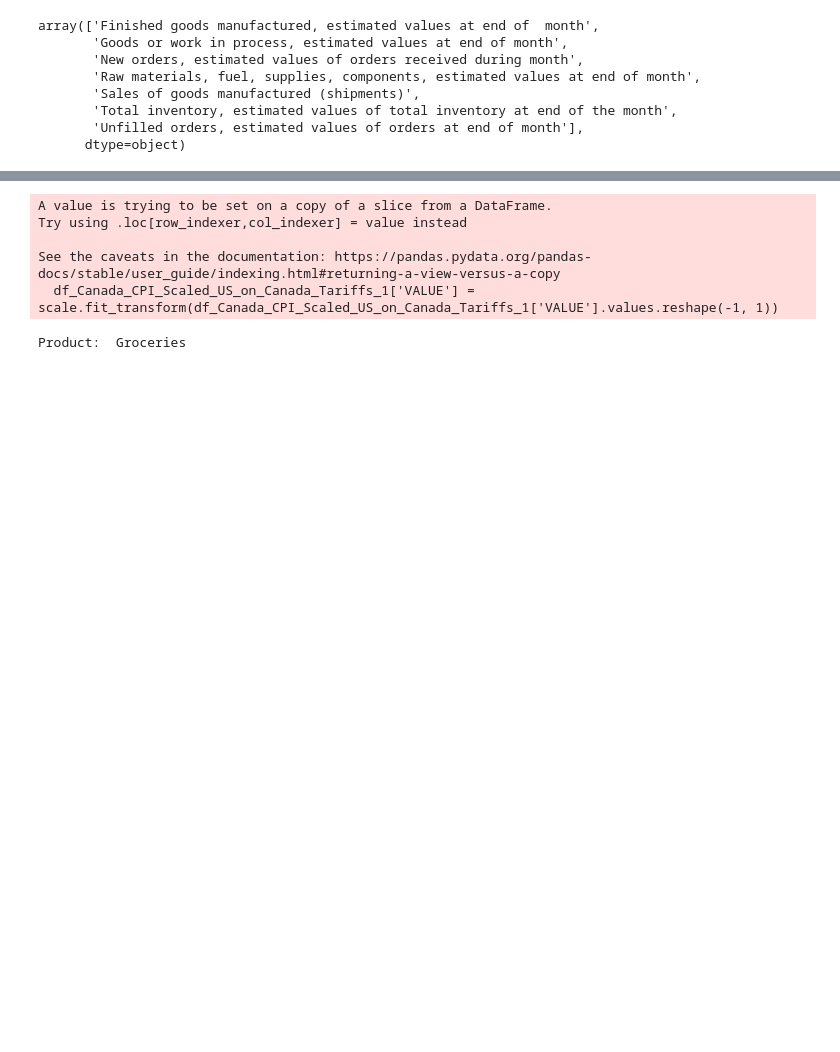
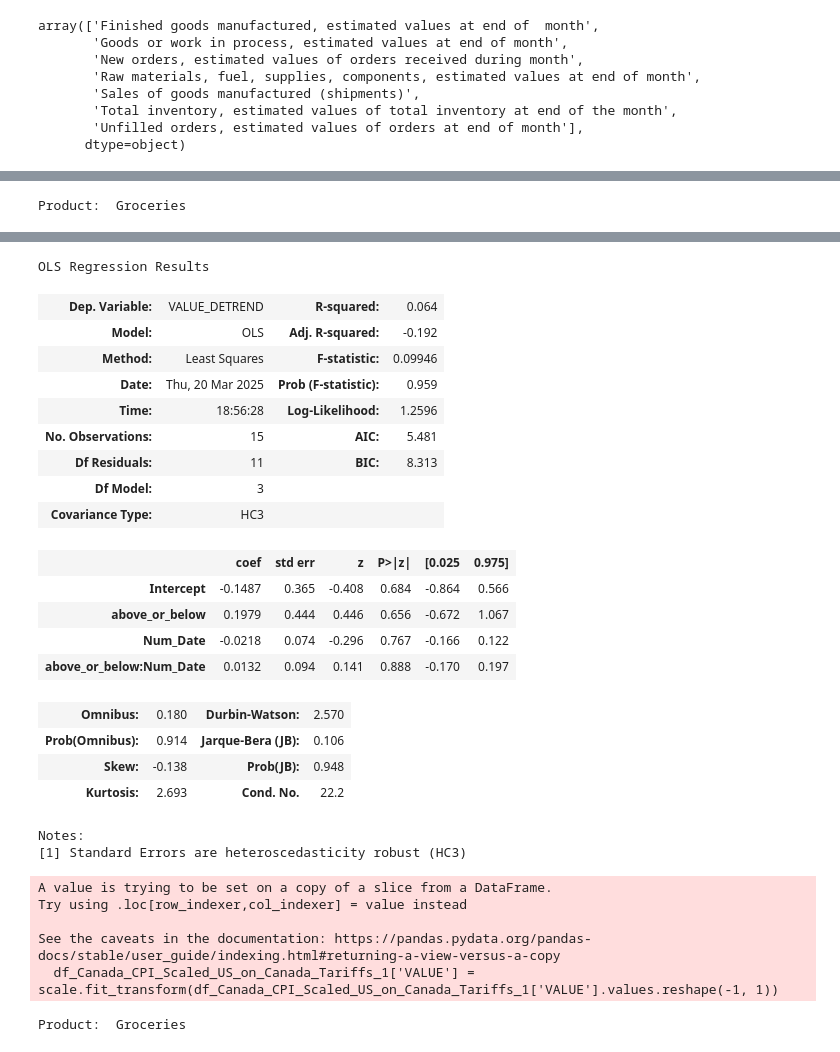
Before and after one commit to MADS-Lions/GoodsComparison2018Tariffs, a Jupyter notebook: notebooks/Official_Differences_and_RC.ipynb, the cells around one changed output, grey strips where cells are left out. Saved outputs shown, nothing was run; the diff lists cells and outputs as text; code cells hidden in the pictures; blank space fills up the shorter version.

```diff
--- a/notebooks/Official_Differences_and_RC.ipynb
+++ b/notebooks/Official_Differences_and_RC.ipynb
@@ -435,3 +461,9 @@ OLS Regression Results
 | Kurtosis: | 2.380 | Cond. No. | 19.4 |
 Notes:
 [1] Standard Errors are heteroscedasticity robust (HC3)
+# %%
+first_tariff_vs_second_tariff, _, _, _ = regression_discontinuity_model(df_Canada_CPI_groupby, 'Groceries', '2017-10-01', '2018-12-01', '2018-05-01')
+
+first_tariff_vs_second_tariff.summary()
+# %% [output]
+Product:  Groceries
@@ -438 +473,22 @@ Notes:
+OLS Regression Results
+| Dep. Variable: | VALUE_DETREND | R-squared: | 0.064 |
+| Model: | OLS | Adj. R-squared: | -0.192 |
+| Method: | Least Squares | F-statistic: | 0.09946 |
+| Date: | Thu, 20 Mar 2025 | Prob (F-statistic): | 0.959 |
+| Time: | 18:56:28 | Log-Likelihood: | 1.2596 |
+| No. Observations: | 15 | AIC: | 5.481 |
+| Df Residuals: | 11 | BIC: | 8.313 |
+| Df Model: | 3 |  |  |
+| Covariance Type: | HC3 |  |  |
+|  | coef | std err | z | P>|z| | [0.025 | 0.975] |
+| Intercept | -0.1487 | 0.365 | -0.408 | 0.684 | -0.864 | 0.566 |
+| above_or_below | 0.1979 | 0.444 | 0.446 | 0.656 | -0.672 | 1.067 |
+| Num_Date | -0.0218 | 0.074 | -0.296 | 0.767 | -0.166 | 0.122 |
+| above_or_below:Num_Date | 0.0132 | 0.094 | 0.141 | 0.888 | -0.170 | 0.197 |
+| Omnibus: | 0.180 | Durbin-Watson: | 2.570 |
+| Prob(Omnibus): | 0.914 | Jarque-Bera (JB): | 0.106 |
+| Skew: | -0.138 | Prob(JB): | 0.948 |
+| Kurtosis: | 2.693 | Cond. No. | 22.2 |
+Notes:
+[1] Standard Errors are heteroscedasticity robust (HC3)
 # %%
```
Also changed, not shown: parts of 43 cells of this notebook.
